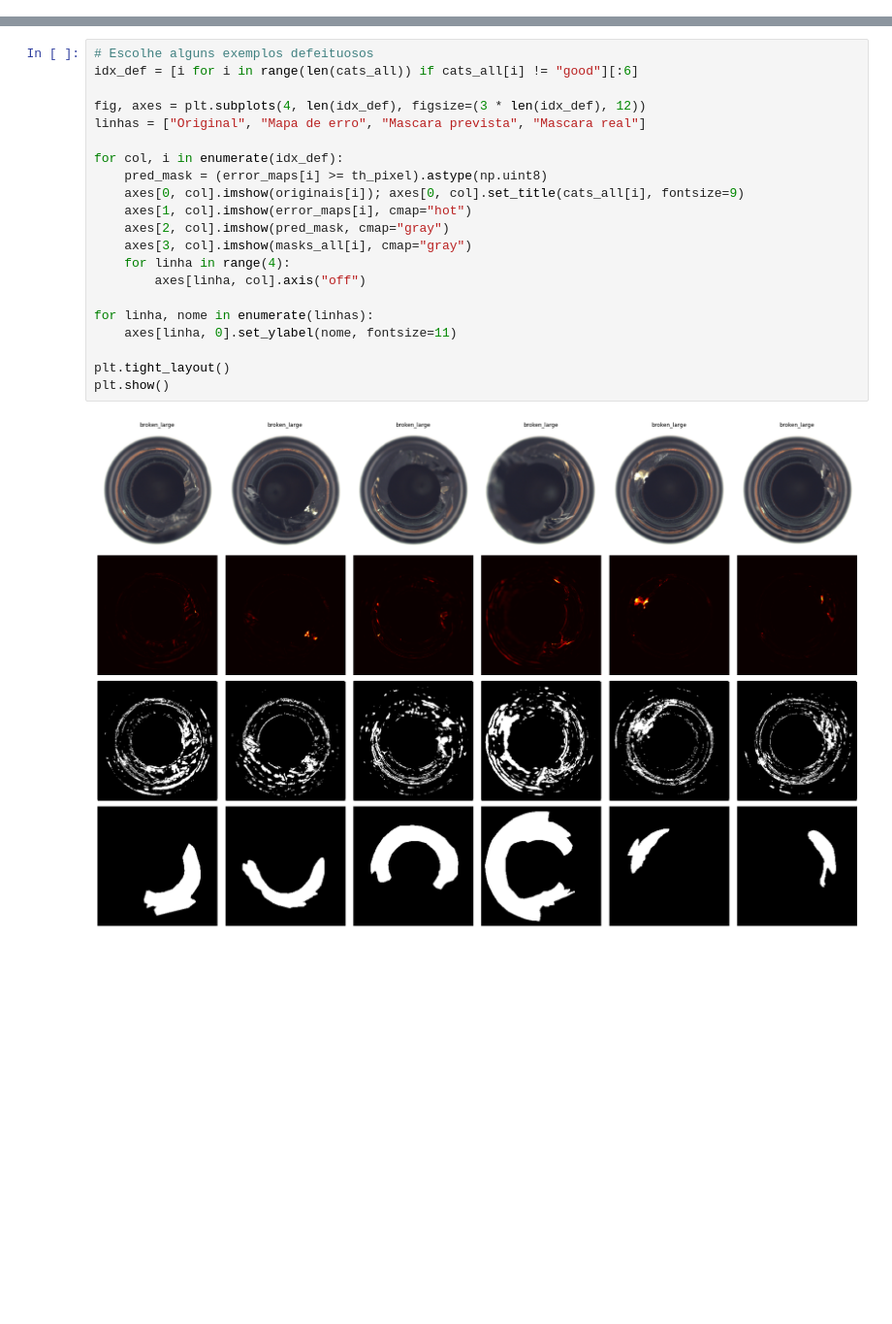
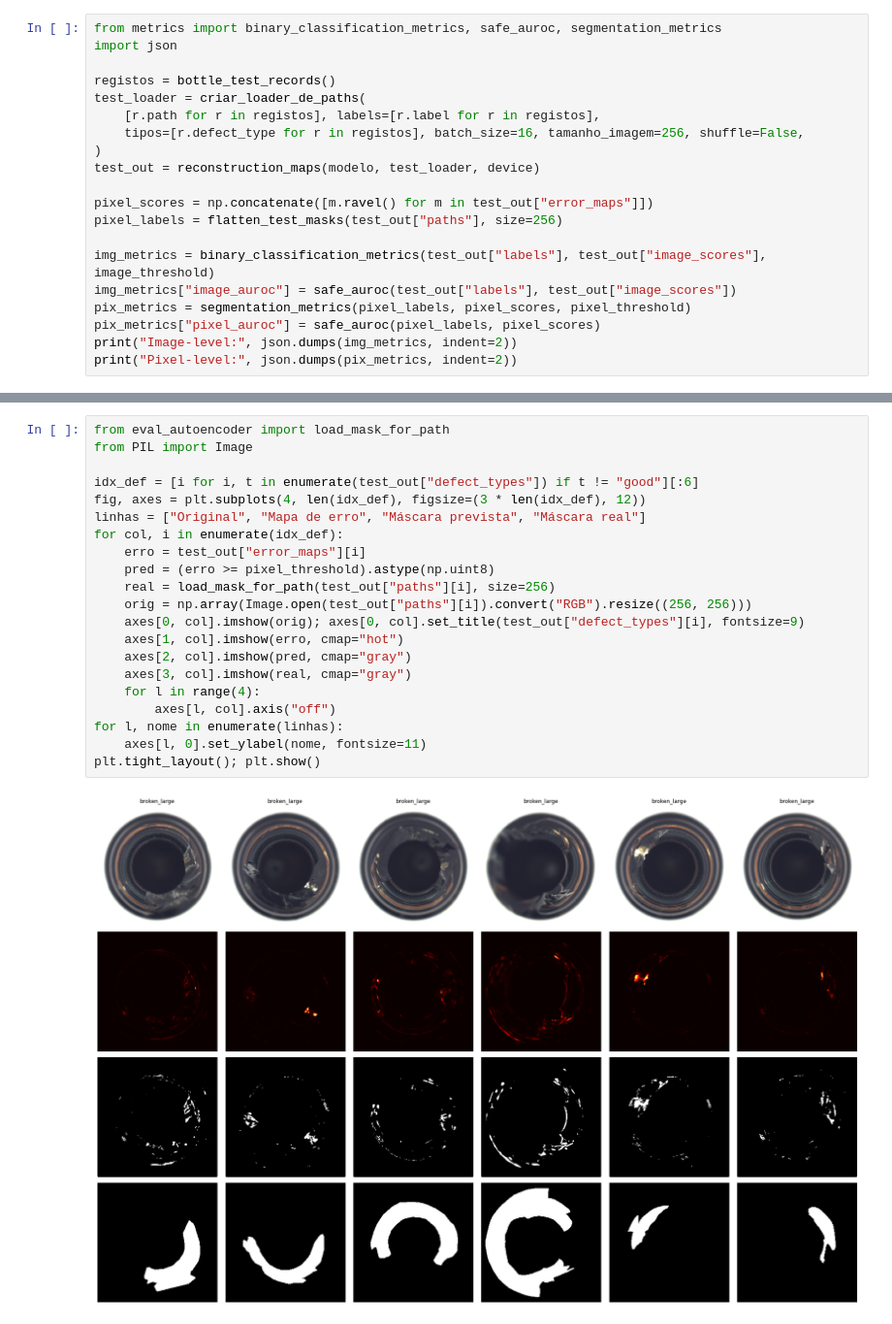
Before and after one commit to MariaJFFR/ProjetoVC, a Jupyter notebook: notebooks/05_metricas.ipynb, the cells around one changed output, grey strips where cells are left out. Shown at 97% size. Saved outputs shown, nothing was run; the diff lists cells and outputs as text; blank space fills up the shorter version.

```diff
--- a/notebooks/05_metricas.ipynb
+++ b/notebooks/05_metricas.ipynb
@@ -137,0 +56,20 @@ Definimos o threshold de deteccao (a nivel de imagem) no **percentil 95 do erro
+# %%
+from metrics import binary_classification_metrics, safe_auroc, segmentation_metrics
+import json
+
+registos = bottle_test_records()
+test_loader = criar_loader_de_paths(
+    [r.path for r in registos], labels=[r.label for r in registos],
+    tipos=[r.defect_type for r in registos], batch_size=16, tamanho_imagem=256, shuffle=False,
+)
+test_out = reconstruction_maps(modelo, test_loader, device)
+
+pixel_scores = np.concatenate([m.ravel() for m in test_out["error_maps"]])
+pixel_labels = flatten_test_masks(test_out["paths"], size=256)
+
+img_metrics = binary_classification_metrics(test_out["labels"], test_out["image_scores"], image_threshold)
+img_metrics["image_auroc"] = safe_auroc(test_out["labels"], test_out["image_scores"])
+pix_metrics = segmentation_metrics(pixel_labels, pixel_scores, pixel_threshold)
+pix_metrics["pixel_auroc"] = safe_auroc(pixel_labels, pixel_scores)
+print("Image-level:", json.dumps(img_metrics, indent=2))
+print("Pixel-level:", json.dumps(pix_metrics, indent=2))
@@ -159,23 +122,23 @@ contamination : 14/21 detetadas como defeito
 # %%
-# Escolhe alguns exemplos defeituosos
-idx_def = [i for i in range(len(cats_all)) if cats_all[i] != "good"][:6]
+from eval_autoencoder import load_mask_for_path
+from PIL import Image
 
+idx_def = [i for i, t in enumerate(test_out["defect_types"]) if t != "good"][:6]
 fig, axes = plt.subplots(4, len(idx_def), figsize=(3 * len(idx_def), 12))
-linhas = ["Original", "Mapa de erro", "Mascara prevista", "Mascara real"]
-
+linhas = ["Original", "Mapa de erro", "Máscara prevista", "Máscara real"]
 for col, i in enumerate(idx_def):
-    pred_mask = (error_maps[i] >= th_pixel).astype(np.uint8)
-    axes[0, col].imshow(originais[i]); axes[0, col].set_title(cats_all[i], fontsize=9)
-    axes[1, col].imshow(error_maps[i], cmap="hot")
-    axes[2, col].imshow(pred_mask, cmap="gray")
-    axes[3, col].imshow(masks_all[i], cmap="gray")
-    for linha in range(4):
-        axes[linha, col].axis("off")
-
-for linha, nome in enumerate(linhas):
-    axes[linha, 0].set_ylabel(nome, fontsize=11)
-
-plt.tight_layout()
-plt.show()
+    erro = test_out["error_maps"][i]
+    pred = (erro >= pixel_threshold).astype(np.uint8)
+    real = load_mask_for_path(test_out["paths"][i], size=256)
+    orig = np.array(Image.open(test_out["paths"][i]).convert("RGB").resize((256, 256)))
+    axes[0, col].imshow(orig); axes[0, col].set_title(test_out["defect_types"][i], fontsize=9)
+    axes[1, col].imshow(erro, cmap="hot")
+    axes[2, col].imshow(pred, cmap="gray")
+    axes[3, col].imshow(real, cmap="gray")
+    for l in range(4):
+        axes[l, col].axis("off")
+for l, nome in enumerate(linhas):
+    axes[l, 0].set_ylabel(nome, fontsize=11)
+plt.tight_layout(); plt.show()
 # %% [output]
-[figure, old version]
+[figure, new version]
```
Also changed, not shown: parts of 23 cells of this notebook, 9 other files.
